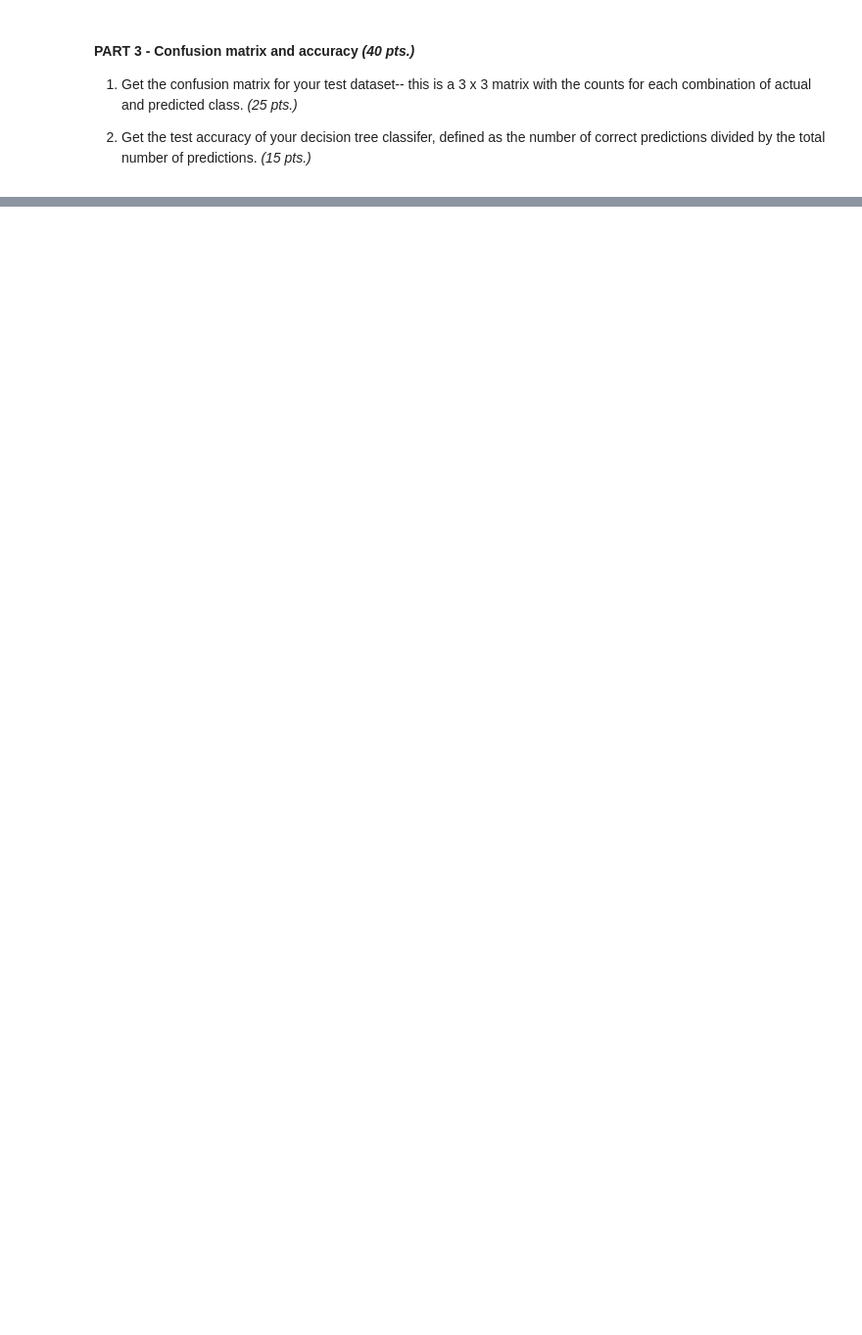
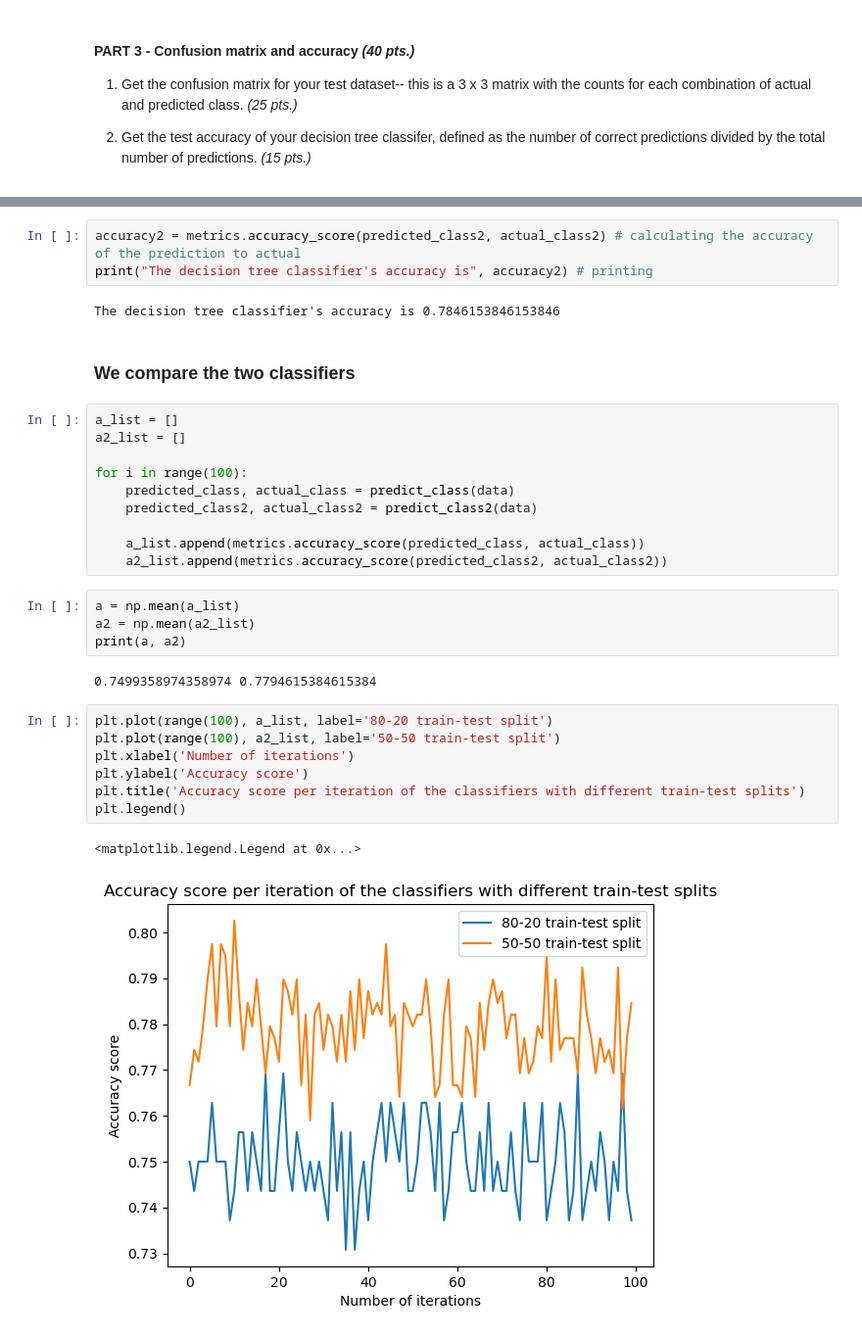
Before and after one commit to davidsaurus/AP_157_Lab, a Jupyter notebook: Daffon_AP157_lab_assignment_A2.ipynb, the cells around one changed output, grey strips where cells are left out. Shown at 98% size. Cells and saved outputs as stored; diff of their text form; blank space fills up the shorter version.

```diff
--- a/Daffon_AP157_lab_assignment_A2.ipynb
+++ b/Daffon_AP157_lab_assignment_A2.ipynb
@@ -224,0 +277,33 @@ The decision tree classifier's accuracy is 0.75
+# %%
+accuracy2 = metrics.accuracy_score(predicted_class2, actual_class2) # calculating the accuracy of the prediction to actual
+print("The decision tree classifier's accuracy is", accuracy2) # printing
+# %% [output]
+The decision tree classifier's accuracy is 0.7846153846153846
+# %% [markdown]
+### We compare the two classifiers
+# %%
+a_list = []
+a2_list = []
+
+for i in range(100):
+    predicted_class, actual_class = predict_class(data)
+    predicted_class2, actual_class2 = predict_class2(data)
+
+    a_list.append(metrics.accuracy_score(predicted_class, actual_class))
+    a2_list.append(metrics.accuracy_score(predicted_class2, actual_class2))
+# %%
+a = np.mean(a_list)
+a2 = np.mean(a2_list)
+print(a, a2)
+# %% [output]
+0.7499358974358974 0.7794615384615384
+# %%
+plt.plot(range(100), a_list, label='80-20 train-test split')
+plt.plot(range(100), a2_list, label='50-50 train-test split')
+plt.xlabel('Number of iterations')
+plt.ylabel('Accuracy score')
+plt.title('Accuracy score per iteration of the classifiers with different train-test splits')
+plt.legend()
+# %% [output]
+<matplotlib.legend.Legend at 0x...>
+[figure, added]
```
Also changed, not shown: parts of 18 cells of this notebook, 2 other files.
